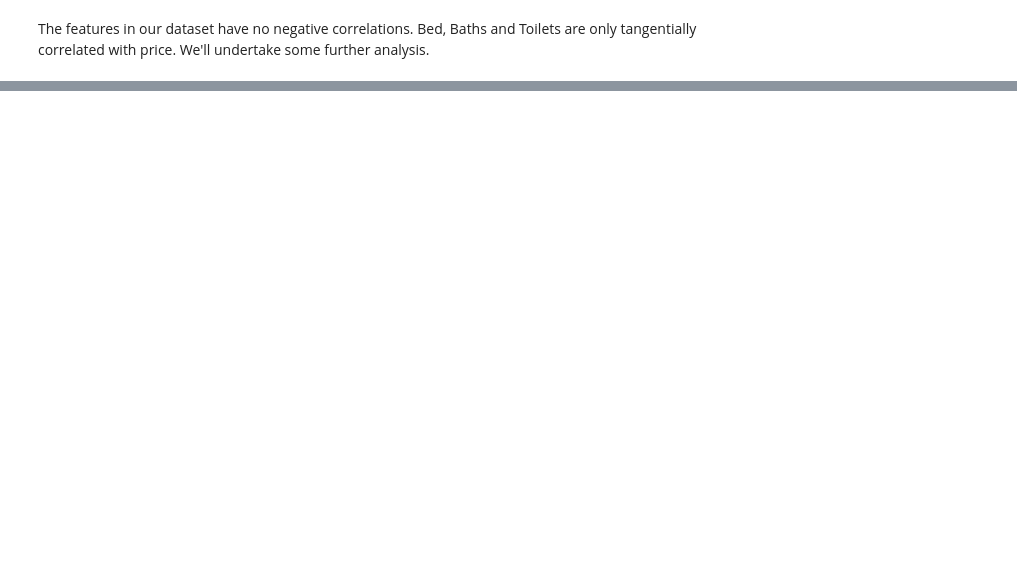
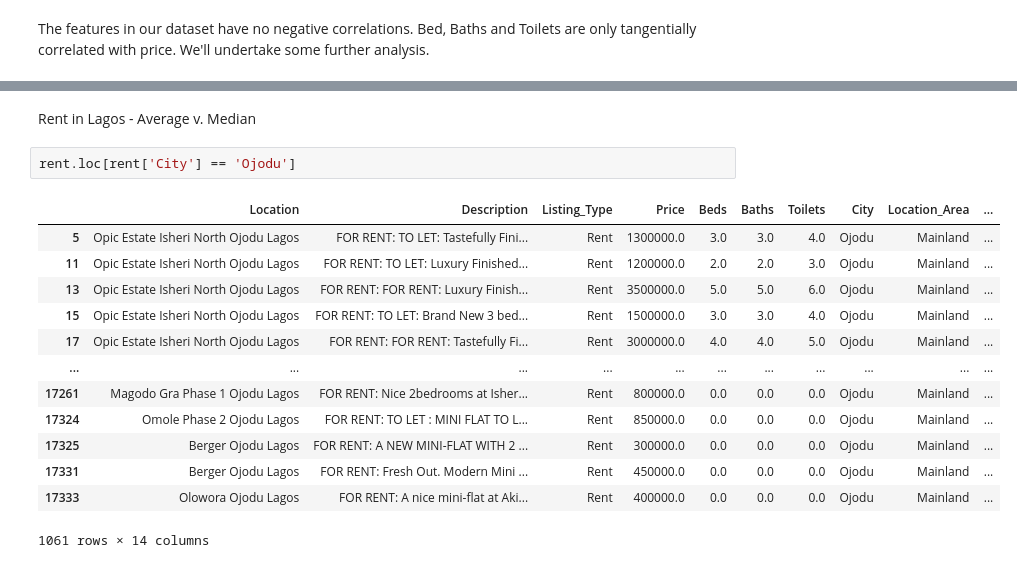
Before and after one commit to Williamz4lyf/My_Projects, a Jupyter notebook: lagos_listings/lag_listings_analysis.ipynb, the cells around one changed output, grey strips where cells are left out. Drawn from its saved outputs; the diff is of its cells as text; blank space fills up the shorter version.

```diff
--- a/lagos_listings/lag_listings_analysis.ipynb
+++ b/lagos_listings/lag_listings_analysis.ipynb
@@ -294,0 +294,18 @@ Now that we've visualized the dataset
+# %% [markdown]
+Rent in Lagos - Average v. Median
+# %%
+rent.loc[rent['City'] == 'Ojodu']
+# %% [output]
+|  | Location | Description | Listing_Type | Price | Beds | Baths | Toilets | City | Location_Area | ... |
+| 5 | Opic Estate Isheri North Ojodu Lagos | FOR RENT: TO LET: Tastefully Fini... | Rent | 1300000.0 | 3.0 | 3.0 | 4.0 | Ojodu | Mainland | ... |
+| 11 | Opic Estate Isheri North Ojodu Lagos | FOR RENT: TO LET: Luxury Finished... | Rent | 1200000.0 | 2.0 | 2.0 | 3.0 | Ojodu | Mainland | ... |
+| 13 | Opic Estate Isheri North Ojodu Lagos | FOR RENT: FOR RENT: Luxury Finish... | Rent | 3500000.0 | 5.0 | 5.0 | 6.0 | Ojodu | Mainland | ... |
+| 15 | Opic Estate Isheri North Ojodu Lagos | FOR RENT: TO LET: Brand New 3 bed... | Rent | 1500000.0 | 3.0 | 3.0 | 4.0 | Ojodu | Mainland | ... |
+| 17 | Opic Estate Isheri North Ojodu Lagos | FOR RENT: FOR RENT: Tastefully Fi... | Rent | 3000000.0 | 4.0 | 4.0 | 5.0 | Ojodu | Mainland | ... |
+| ... | ... | ... | ... | ... | ... | ... | ... | ... | ... | ... |
+| 17261 | Magodo Gra Phase 1 Ojodu Lagos | FOR RENT: Nice 2bedrooms at Isher... | Rent | 800000.0 | 0.0 | 0.0 | 0.0 | Ojodu | Mainland | ... |
+| 17324 | Omole Phase 2 Ojodu Lagos | FOR RENT: TO LET : MINI FLAT TO L... | Rent | 850000.0 | 0.0 | 0.0 | 0.0 | Ojodu | Mainland | ... |
+| 17325 | Berger Ojodu Lagos | FOR RENT: A NEW MINI-FLAT WITH 2 ... | Rent | 300000.0 | 0.0 | 0.0 | 0.0 | Ojodu | Mainland | ... |
+| 17331 | Berger Ojodu Lagos | FOR RENT: Fresh Out. Modern Mini ... | Rent | 450000.0 | 0.0 | 0.0 | 0.0 | Ojodu | Mainland | ... |
+| 17333 | Olowora Ojodu Lagos | FOR RENT: A nice mini-flat at Aki... | Rent | 400000.0 | 0.0 | 0.0 | 0.0 | Ojodu | Mainland | ... |
+1061 rows × 14 columns
```
Also changed, not shown: parts of 13 cells of this notebook, 47 other files.
